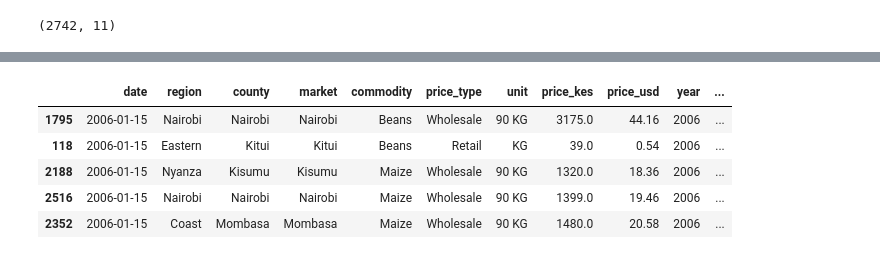
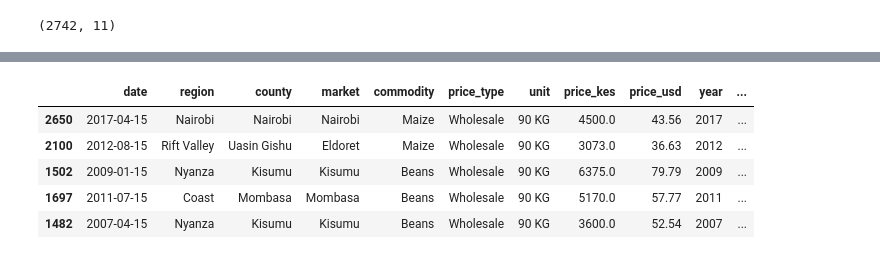
Before and after one commit to rose-odiwuor/food_market_prices, a Jupyter notebook: analysis.ipynb, the cells around one changed output, grey strips where cells are left out. Drawn from its saved outputs; the diff is of its cells as text; code cells hidden in the pictures.

Commit message:
compare like with like

```diff
--- a/analysis.ipynb
+++ b/analysis.ipynb
@@ -1,7 +1,7 @@
 # %%
 import pandas as pd
 
-df = pd.read_csv(r"C:\Users\rose odiwuor\OneDrive\Documents\food_prices_kenya\data\food_prices_kenya.csv")
+df = pd.read_csv(r"C:\Users\rose odiwuor\OneDrive\Documents\Lux Projects\food_prices_kenya\data\food_prices_kenya.csv")
 
 df.columns
 # %% [output]
@@ -150,22 +138,0 @@ Name: date, Length: 2742, dtype: datetime64[us]>
-# %%
-df['copy_date'] = df['date']
-# %%
-df['copy_date'] = df['date']
-
-df['copy_date'].sort_values(ascending=True, inplace=True)
-
-print(df['copy_date'].head(5))
-
-df['copy_date'][0]
-df['copy_date'].iloc[-1]
-# %%
-copy_date = df.copy()
-copy_date = copy_date.sort_values(by="date", ascending=True)
-copy_date.head()
-# %% [output]
-|  | date | region | county | market | commodity | price_type | unit | price_kes | price_usd | year | ... |
-| 1795 | 2006-01-15 | Nairobi | Nairobi | Nairobi | Beans | Wholesale | 90 KG | 3175.0 | 44.16 | 2006 | ... |
-| 118 | 2006-01-15 | Eastern | Kitui | Kitui | Beans | Retail | KG | 39.0 | 0.54 | 2006 | ... |
-| 2188 | 2006-01-15 | Nyanza | Kisumu | Kisumu | Maize | Wholesale | 90 KG | 1320.0 | 18.36 | 2006 | ... |
-| 2516 | 2006-01-15 | Nairobi | Nairobi | Nairobi | Maize | Wholesale | 90 KG | 1399.0 | 19.46 | 2006 | ... |
-| 2352 | 2006-01-15 | Coast | Mombasa | Mombasa | Maize | Wholesale | 90 KG | 1480.0 | 20.58 | 2006 | ... |
@@ -171,0 +141,12 @@ copy_date.head()
+# %%
+""" Compare like with like
+Split the data into wholesale (per 90 KG bag) and retail (per KG) prices and never average them together.
+Add a price_per_kg column so you can compare what a trader pays per KG with what a household pays per KG.
+- Which units appear for wholesale maize and for retail maize?
+- On average, how does the retail price per KG of maize compare with the wholesale price per KG?
+"""
+# df_wholesale = df[df["price_type"] == "wholesale" and df["unit"] == "90 KG"].copy()
+df_wholesale = df[(df["price_type"] == "Wholesale") & (df["unit"] == "90 KG")].copy()
+
+# df["price_per_kg"] = np.where(df["price_type"] == "wholesale", df["price"] / 90, df["price"])
+df["price_per_kg"] = np.where(df["unit"] == "90 KG", df["price_kes"] / 90, df["price_kes"])
@@ -171,0 +156,9 @@ copy_date.head()
+# %%
+df_wholesale.sample(5)
+# %% [output]
+|  | date | region | county | market | commodity | price_type | unit | price_kes | price_usd | year | ... |
+| 2650 | 2017-04-15 | Nairobi | Nairobi | Nairobi | Maize | Wholesale | 90 KG | 4500.0 | 43.56 | 2017 | ... |
+| 2100 | 2012-08-15 | Rift Valley | Uasin Gishu | Eldoret | Maize | Wholesale | 90 KG | 3073.0 | 36.63 | 2012 | ... |
+| 1502 | 2009-01-15 | Nyanza | Kisumu | Kisumu | Beans | Wholesale | 90 KG | 6375.0 | 79.79 | 2009 | ... |
+| 1697 | 2011-07-15 | Coast | Mombasa | Mombasa | Beans | Wholesale | 90 KG | 5170.0 | 57.77 | 2011 | ... |
+| 1482 | 2007-04-15 | Nyanza | Kisumu | Kisumu | Beans | Wholesale | 90 KG | 3600.0 | 52.54 | 2007 | ... |
```
Also changed, not shown: parts of 9 cells of this notebook.
